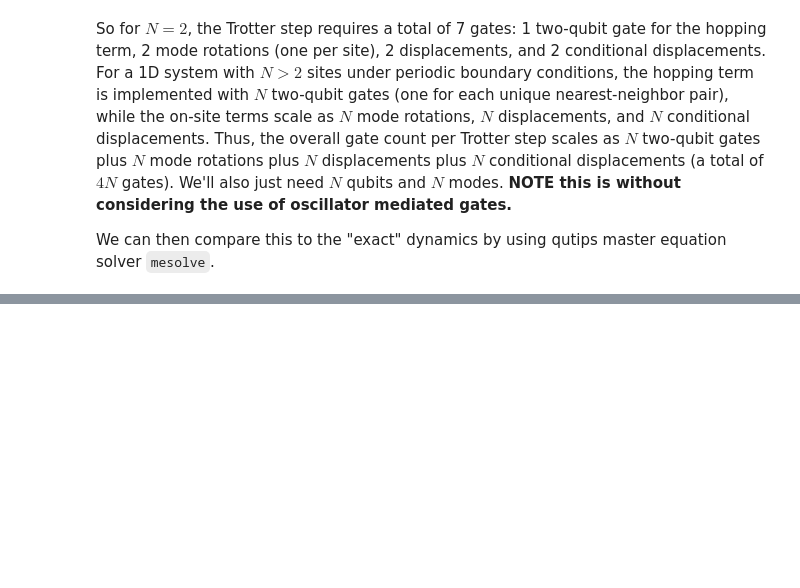
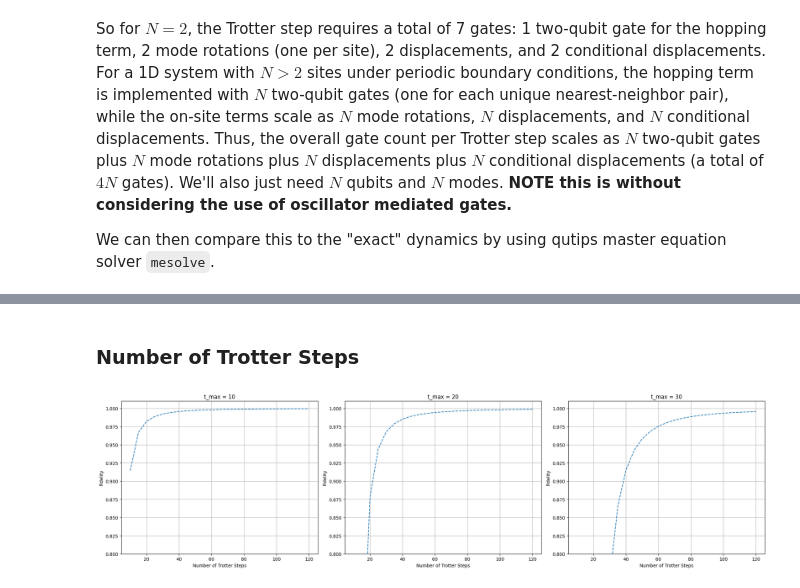
Before and after one commit to samgodwood/bosonic-qiskit, a Jupyter notebook: playground/bosonic_operator_costs/holstein/hybrid_holstein.ipynb, the cells around one changed output, grey strips where cells are left out. Saved outputs shown, nothing was run; the diff lists cells and outputs as text; code cells hidden in the pictures; blank space fills up the shorter version.

```diff
--- a/playground/bosonic_operator_costs/holstein/hybrid_holstein.ipynb
+++ b/playground/bosonic_operator_costs/holstein/hybrid_holstein.ipynb
@@ -338,0 +321,53 @@ for params in param_sets:
+# %% [markdown]
+### Number of Trotter Steps
+# %%
+import warnings
+from scipy.sparse import SparseEfficiencyWarning
+warnings.filterwarnings("ignore", category=SparseEfficiencyWarning)
+
+t_max_values = [10, 20, 30]
+v = 1.0
+omega = 1.0
+g = 0.5
+num_qubits_per_qumode = 3
+N_b = 2**num_qubits_per_qumode
+
+# Fermion initial state
+fermion_init = [0, 1, 0, 0]
+
+# Trotter step counts
+steps_list = np.arange(10, 121, 5)
+
+fig, axs = plt.subplots(1, 3, figsize=(21, 6))
+for idx, t_max in enumerate(t_max_values):
+    # Final State
+    exact_result = exact_qutip_holstein_sim(v=v, omega=omega, g=g, N_b=N_b,
+                                             t_max=t_max, num_steps=101,
+                                             fermion_init=fermion_init)
+    psi_exact = exact_result.states[-1]
+
+    fid_list = []  # fidelity for each number of steps
+    for steps in steps_list:
+        dt_trotter = t_max / steps  # time step
+        psi_trotter, _ = simulate_holstein_model(dt=dt_trotter, num_trotter=steps,
+                                                  v=v, omega=omega, g=g,
+                                                  fermion_init=fermion_init,
+                                                  num_qubits_per_qumode=num_qubits_per_qumode)
+
+        fid = qt.fidelity(psi_exact, psi_trotter)
+        fid_list.append(fid)
+
+    # Plot
+    ax = axs[idx]
+    # ax.scatter(steps_list, fid_list, marker='o', color='blue', s=60)
+    ax.plot(steps_list, fid_list, linestyle = '--')
+    ax.set_xlabel("Number of Trotter Steps")
+    ax.set_ylabel("Fidelity")
+    ax.set_title(f"t_max = {t_max}")
+    ax.grid(True)
+    ax.set_ylim(0.8, 1.01)  # set common y-axis limits
+
+plt.tight_layout(rect=[0, 0, 1, 0.95])
+plt.show()
+# %% [output]
+[figure, added]
```
Also changed, not shown: parts of 6 cells of this notebook.
